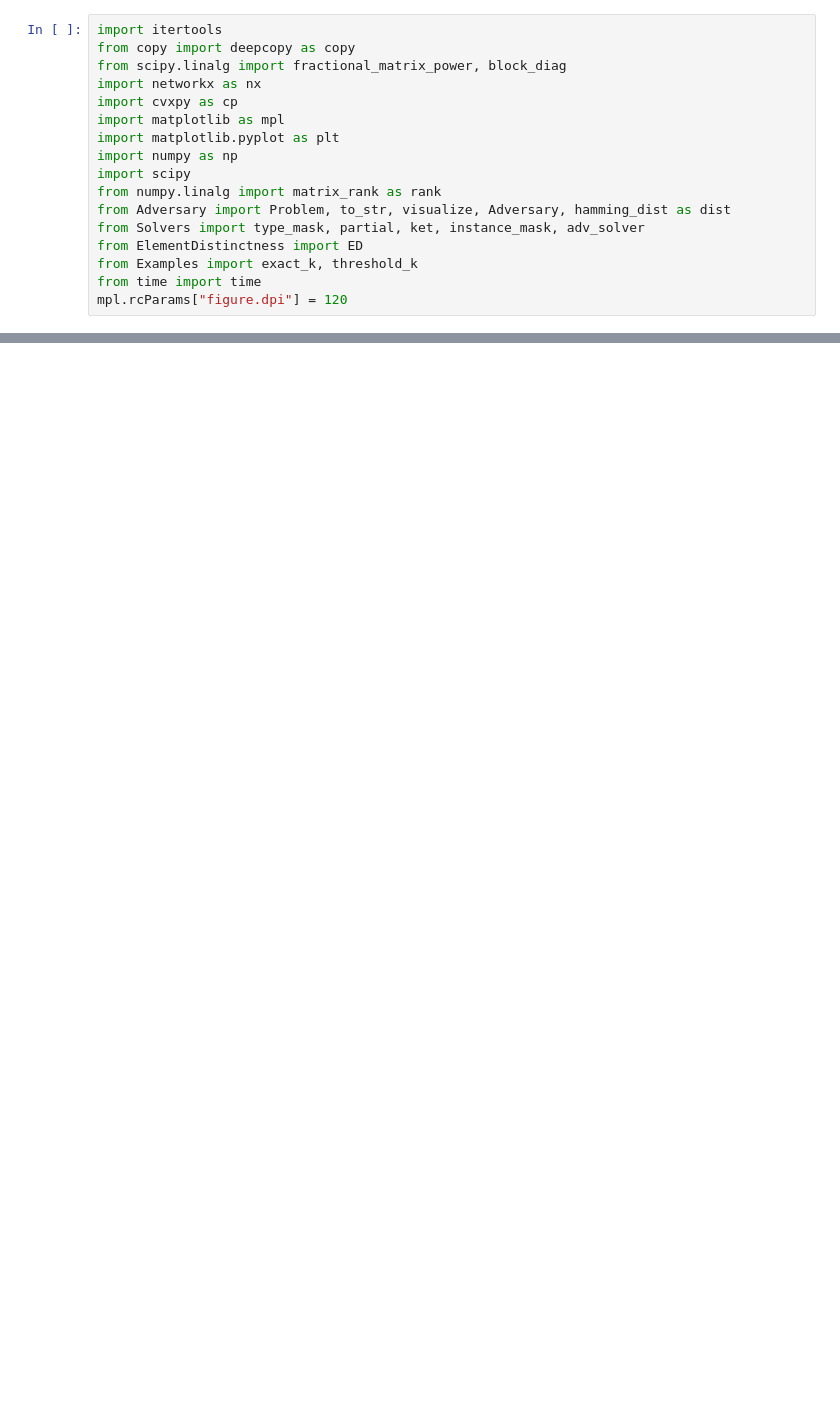
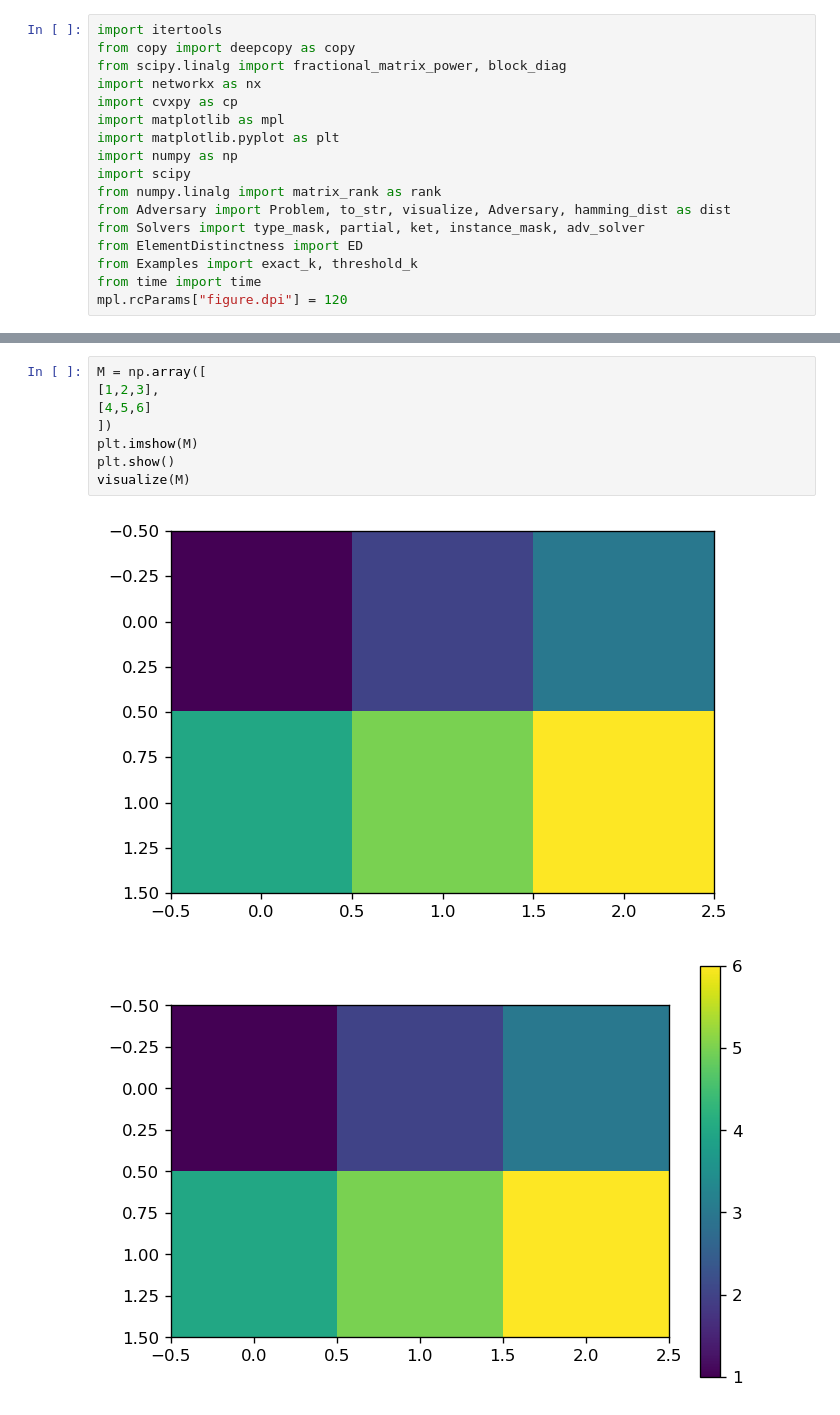
Before and after one commit to blake-holman/ED_Adversaries, a Jupyter notebook: Relative.ipynb, the cells around one changed output, grey strips where cells are left out. Drawn from its saved outputs; the diff is of its cells as text; blank space fills up the shorter version.

```diff
--- a/Relative.ipynb
+++ b/Relative.ipynb
@@ -498,0 +550,11 @@ fac 0
+# %%
+M = np.array([
+[1,2,3],
+[4,5,6]
+])
+plt.imshow(M)
+plt.show()
+visualize(M)
+# %% [output]
+[figure, added]
+[figure, added]
```
Also changed, not shown: parts of 17 cells of this notebook, 3 other files.
